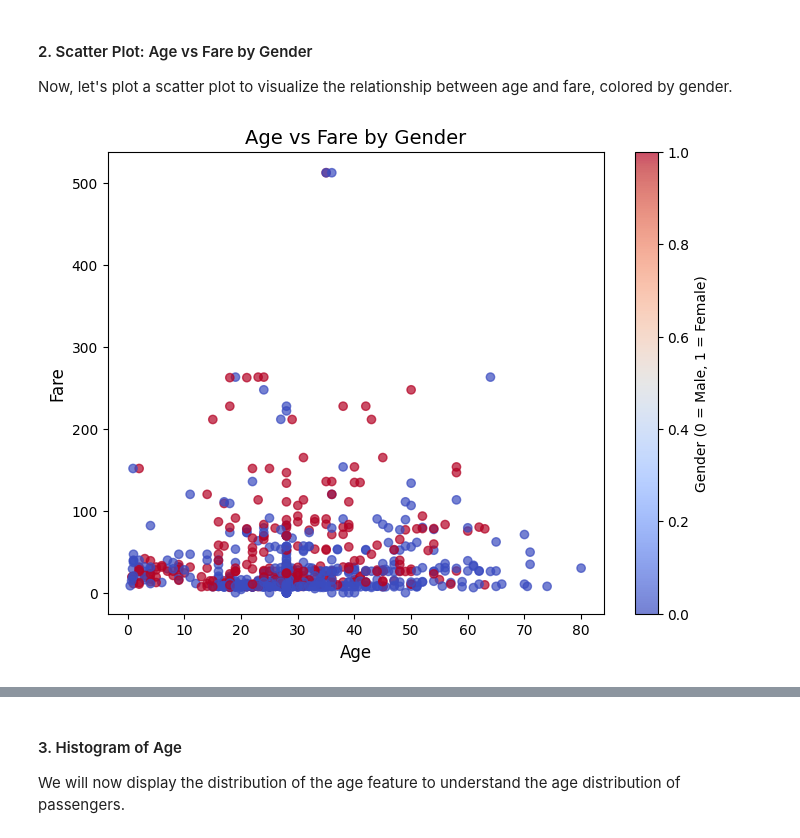
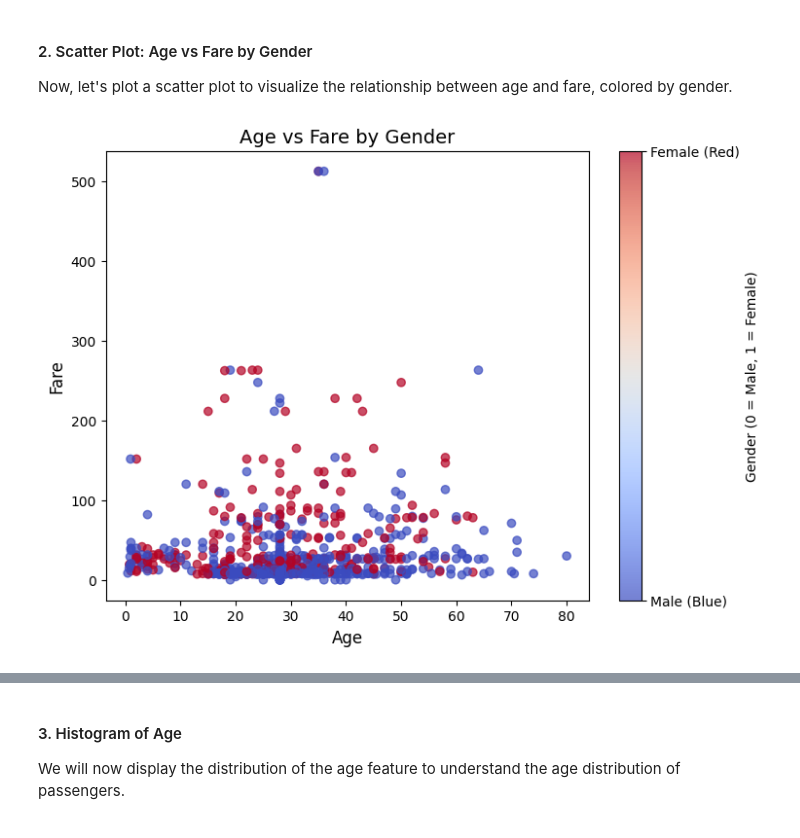
Before and after one commit to Elen-tesfai/applied-ml-elen, a Jupyter notebook: lab02/ml02_elen.ipynb, the cells around one changed output, grey strips where cells are left out. Saved outputs shown, nothing was run; the diff lists cells and outputs as text; code cells hidden in the pictures.

Commit message:
Updated scatter plot with color description for gender

```diff
--- a/lab02/ml02_elen.ipynb
+++ b/lab02/ml02_elen.ipynb
@@ -90,22 +90,26 @@ Now, let's plot a scatter plot to visualize the relationship between age and far
 # %%
 import matplotlib.pyplot as plt
 
 # Create a scatter plot with custom colors for gender
 plt.figure(figsize=(8, 6))
 
 # Assign colors based on gender (0 for male, 1 for female)
 # Using a colormap to represent the two categories
 scatter = plt.scatter(titanic['age'], titanic['fare'], c=titanic['sex'].apply(lambda x: 0 if x == 'male' else 1), cmap='coolwarm', alpha=0.7)
 
 # Add labels and title
 plt.xlabel('Age', fontsize=12)
 plt.ylabel('Fare', fontsize=12)
 plt.title('Age vs Fare by Gender', fontsize=14)
 
 # Add a color bar to represent gender
-plt.colorbar(scatter, label='Gender (0 = Male, 1 = Female)')
+cbar = plt.colorbar(scatter, label='Gender (0 = Male, 1 = Female)')
+
+# Customize the color bar ticks to match the colors in the plot
+cbar.set_ticks([0, 1])
+cbar.set_ticklabels(['Male (Blue)', 'Female (Red)'])
 
 # Show the plot
 plt.show()
 # %% [output]
-[figure, old version]
+[figure, new version]
```
Also changed, not shown: parts of 1 cell of this notebook.
